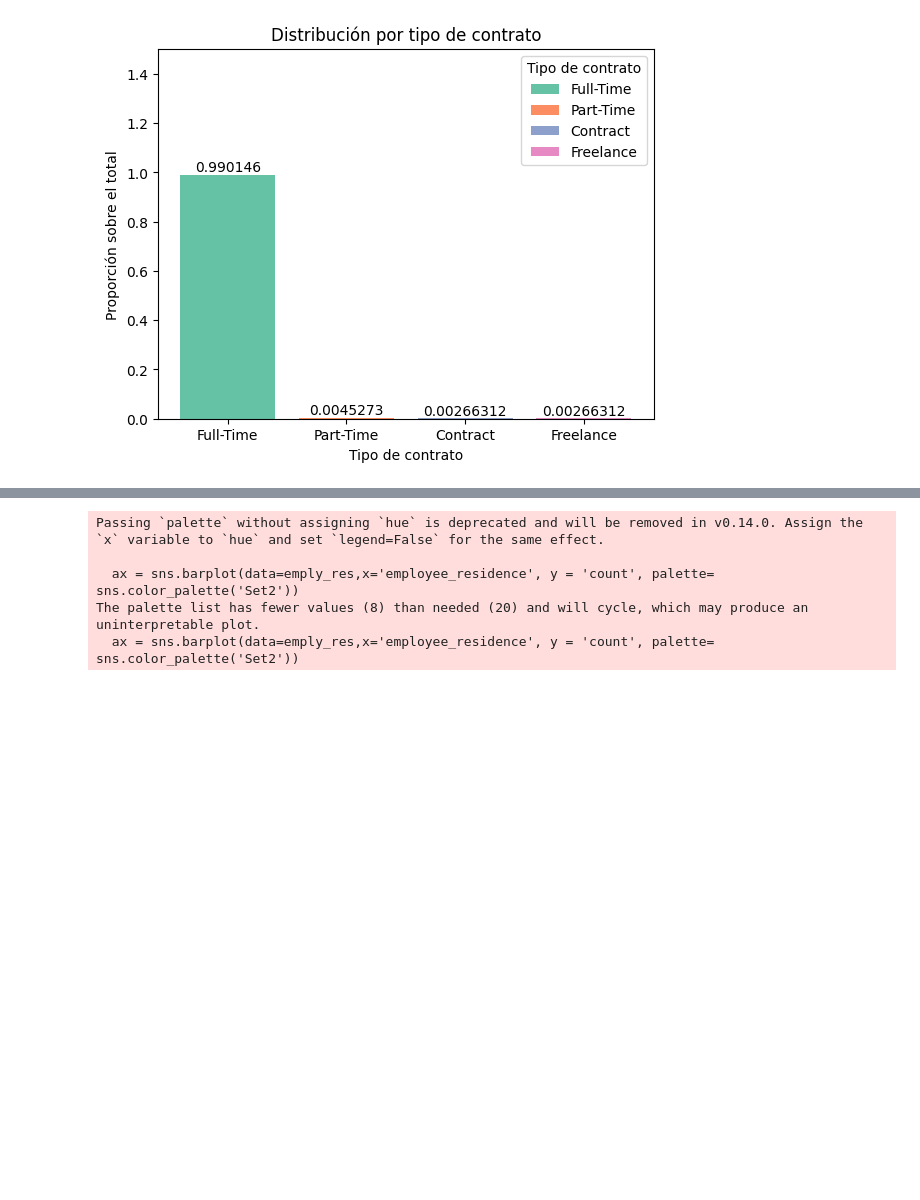
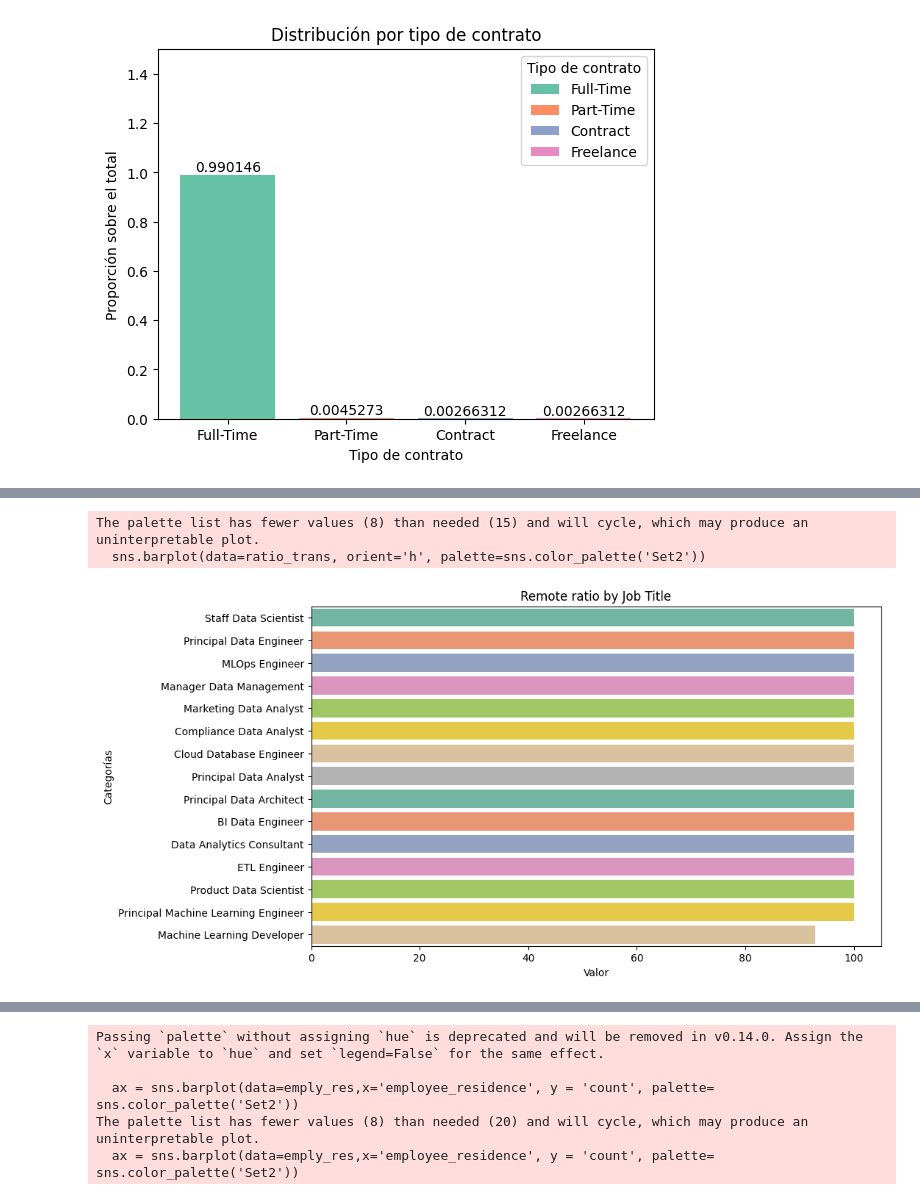
Before and after one commit to LauraGSanchz/SALARY_ANALYSIS, a Jupyter notebook: notebooks/salary_DS.ipynb, the cells around one changed output, grey strips where cells are left out. Cells and saved outputs as stored; diff of their text form; code cells hidden in the pictures; blank space fills up the shorter version.

```diff
--- a/notebooks/salary_DS.ipynb
+++ b/notebooks/salary_DS.ipynb
@@ -277,0 +286,13 @@ top_jobs.head(20)
+# %%
+ratio_trans = ratio.transpose()
+# %%
+plt.figure(figsize=(10, 6))
+sns.barplot(data=ratio_trans, orient='h', palette=sns.color_palette('Set2'))
+plt.xlabel('Valor')
+plt.ylabel('Categorías')
+plt.title('Remote ratio by Job Title')
+plt.show()
+# %% [output]
+The palette list has fewer values (8) than needed (15) and will cycle, which may produce an uninterpretable plot.
+  sns.barplot(data=ratio_trans, orient='h', palette=sns.color_palette('Set2'))
+[figure, added]
```
Also changed, not shown: parts of 24 cells of this notebook, 2 other files.
